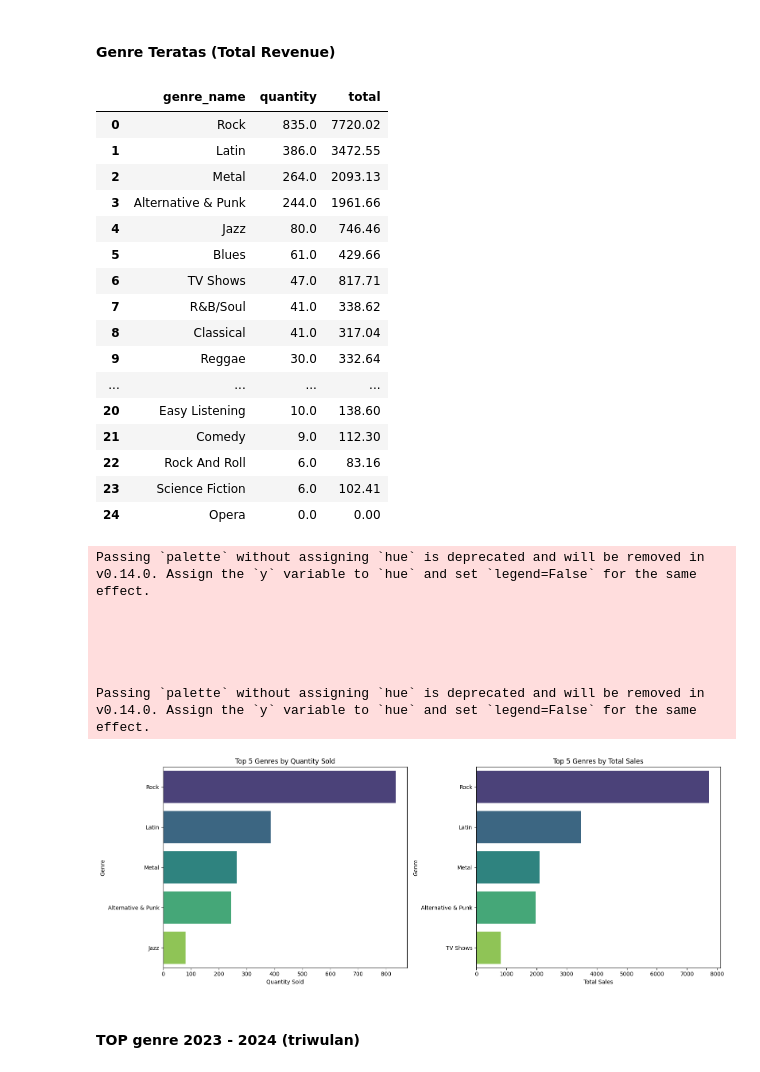
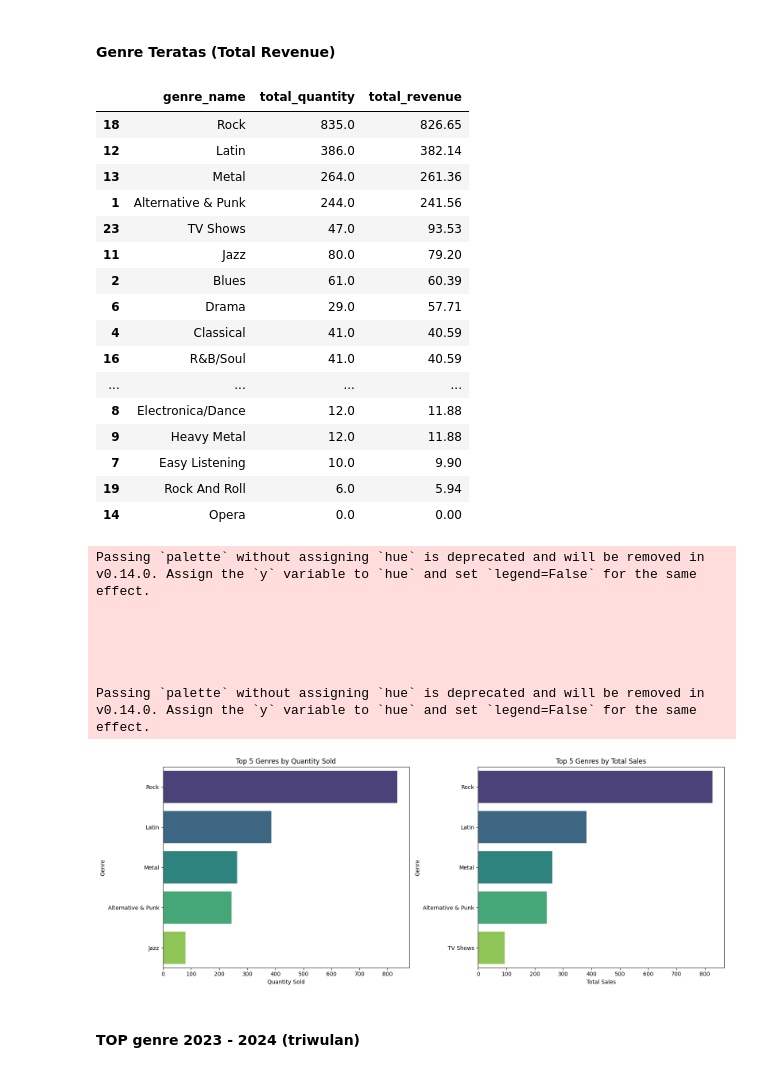
Before and after one commit to yosefin05/haloinkubasi, a Jupyter notebook: notebook.ipynb, the cells around one changed output. Drawn from its saved outputs; the diff is of its cells as text; code cells hidden in the pictures.

```diff
--- a/notebook.ipynb
+++ b/notebook.ipynb
@@ -1081,11 +1094,10 @@ track_popularity
 # %%
 # QUEST 11
 # TODO : gabungkan data track_popularity dengan df_invoice untuk mendapatkan informasi invoice_date dan customer
-track_popularity = track_popularity.merge(
+track_popularity = (track_popularity
     # TODO lengkapi kode berikut
-
-
-
+    .merge(df_invoice[['invoice_id', 'invoice_date', 'customer_id']], on='invoice_id', how='left')
+    .merge(df_customer[['customer_id', 'full_name']], on='customer_id', how='left')
 
 )
 track_popularity
@@ -1108,9 +1120,12 @@ track_popularity
 # %%
 # QUEST 12
 # TODO : buat agregasi/pivot table untuk mengetahui genre apa yang paling banyak terjual (quantity) dan memberikan kontribusi terbesar terhadap total revenue (total)
-top_genre = track_popularity.groupby('genre_name')
+top_genre = track_popularity.groupby('genre_name').agg({
+    'quantity': 'sum',
+    'unit_price_y': lambda x: (x * track_popularity.loc[x.index, 'quantity']).sum()
+}).reset_index()
 
-
+top_genre.rename(columns={'quantity': 'total_quantity', 'unit_price_y': 'total_revenue'}, inplace=True)
 
 top_genre
 # %% [output]
@@ -1136,58 +1151,63 @@ top_genre
 # %%
 # QUEST 13
 # TODO : urutkan data top_genre berdasarkan total revenue (total)
+top_genre = top_genre.sort_values(by='total_revenue', ascending=False)
+top_genre
 # %% [output]
-|  | genre_name | quantity | total |
-| 0 | Rock | 835.0 | 7720.02 |
-| 1 | Latin | 386.0 | 3472.55 |
-| 2 | Metal | 264.0 | 2093.13 |
-| 3 | Alternative & Punk | 244.0 | 1961.66 |
-| 4 | Jazz | 80.0 | 746.46 |
-| 5 | Blues | 61.0 | 429.66 |
-| 6 | TV Shows | 47.0 | 817.71 |
-| 7 | R&B/Soul | 41.0 | 338.62 |
-| 8 | Classical | 41.0 | 317.04 |
-| 9 | Reggae | 30.0 | 332.64 |
+|  | genre_name | total_quantity | total_revenue |
+| 18 | Rock | 835.0 | 826.65 |
+| 12 | Latin | 386.0 | 382.14 |
+| 13 | Metal | 264.0 | 261.36 |
+| 1 | Alternative & Punk | 244.0 | 241.56 |
+| 23 | TV Shows | 47.0 | 93.53 |
+| 11 | Jazz | 80.0 | 79.20 |
+| 2 | Blues | 61.0 | 60.39 |
+| 6 | Drama | 29.0 | 57.71 |
+| 4 | Classical | 41.0 | 40.59 |
+| 16 | R&B/Soul | 41.0 | 40.59 |
 | ... | ... | ... | ... |
-| 20 | Easy Listening | 10.0 | 138.60 |
-| 21 | Comedy | 9.0 | 112.30 |
-| 22 | Rock And Roll | 6.0 | 83.16 |
-| 23 | Science Fiction | 6.0 | 102.41 |
-| 24 | Opera | 0.0 | 0.00 |
+| 8 | Electronica/Dance | 12.0 | 11.88 |
+| 9 | Heavy Metal | 12.0 | 11.88 |
+| 7 | Easy Listening | 10.0 | 9.90 |
+| 19 | Rock And Roll | 6.0 | 5.94 |
+| 14 | Opera | 0.0 | 0.00 |
 # %%
 fig, ax = plt.subplots(1, 2, figsize=(16, 6))
+
+# Grafik 1: Top 5 berdasarkan quantity
 sns.barplot(
-    data=top_genre.sort_values(by='quantity', ascending=False).head(5),
-    x='quantity',
+    data=top_genre.sort_values(by='total_quantity', ascending=False).head(5),
+    x='total_quantity',
     y='genre_name',
     palette='viridis',
     ax=ax[0]
 )
 ax[0].set_title('Top 5 Genres by Quantity Sold')
 ax[0].set_xlabel('Quantity Sold')
 ax[0].set_ylabel('Genre')
 
+# Grafik 2: Top 5 berdasarkan total revenue
 sns.barplot(
-    data=top_genre.sort_values(by='total', ascending=False).head(5),
-    x='total',
+    data=top_genre.sort_values(by='total_revenue', ascending=False).head(5),
+    x='total_revenue',
     y='genre_name',
     palette='viridis',
     ax=ax[1]
 )
 ax[1].set_title('Top 5 Genres by Total Sales')
 ax[1].set_xlabel('Total Sales')
 ax[1].set_ylabel('Genre')
 
 plt.tight_layout()
 plt.show()
 # %% [output]
 Passing `palette` without assigning `hue` is deprecated and will be removed in v0.14.0. Assign the `y` variable to `hue` and set `legend=False` for the same effect.
 
 
 
 
 
 Passing `palette` without assigning `hue` is deprecated and will be removed in v0.14.0. Assign the `y` variable to `hue` and set `legend=False` for the same effect.
-[figure, old version]
+[figure, new version]
 # %%
 fig = make_subplots(rows=1, cols=2, subplot_titles=('Top Genre by Quantity', 'Top Genre by Sales'))
```
Also changed, not shown: parts of 22 cells of this notebook.
